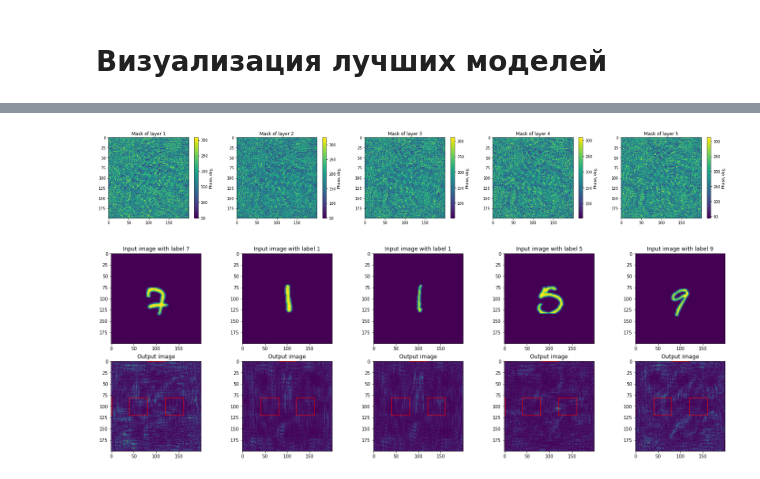
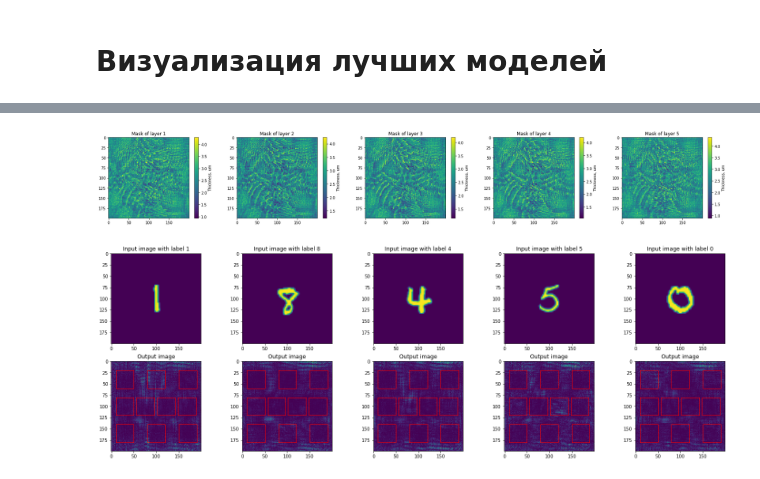
Before and after one commit to Kir7a/DNN, a Jupyter notebook: notebooks/Results visualization.ipynb, the cells around one changed output, grey strips where cells are left out. Cells and saved outputs as stored; diff of their text form; code cells hidden in the pictures.

```diff
--- a/notebooks/Results visualization.ipynb
+++ b/notebooks/Results visualization.ipynb
@@ -23,7 +23,9 @@ IMG_SIZE = 28 * 3
 N_pixels = 200
 PADDING = (N_pixels - IMG_SIZE) // 2
 
-transform = transforms.Compose([transforms.ToTensor(), transforms.Resize((IMG_SIZE,IMG_SIZE))])
+transform = transforms.Compose([transforms.ToTensor(),
+                                transforms.Resize((IMG_SIZE,IMG_SIZE)),
+                                transforms.Pad(PADDING)])
 train_dataset = torchvision.datasets.MNIST("./data", train=True, transform=transform, download=True)
 val_dataset = torchvision.datasets.MNIST("./data", train=False, transform=transform, download=True)
 train_dataloader = DataLoader(dataset=train_dataset, batch_size=BATCH_SIZE, shuffle=True)
@@ -224,3 +234,12 @@ def initialize_single_model(model_name):
                             dn = dn).to(device)
     model.load_state_dict(torch.load(model_name+'.pth', map_location = 'cpu'))
     return model, model_arg
+# %%
+det_size = 40
+edge_x = 10
+edge_y = 20
+labels_image_tensors, detector_pos = get_detector_imgs(det_size = det_size,
+                                                       edge_x = edge_x ,
+                                                       edge_y = edge_y,
+                                                       N_pixels = N_pixels)
+labels_image_tensors = labels_image_tensors.to(device)
@@ -227,13 +248,17 @@ def initialize_single_model(model_name):
 # %%
 folder = '/Users/kirillsafronov/Documents/Python/Lab/DNN/models/'
+img_folder = '/Users/kirillsafronov/Documents/Python/Lab/DNN/results/'
 name = 'Fourier_phase_0.9725_cross_entropy_1_layers'
-name = 'Fourier_phase_0.977_cross_entropy'
+name = 'Fourier_phase_0.9482_cross_entropy_MSE_5000X'
+#name = 'Fourier_phase_0.9773_cross_entropy_MSE_0.5'
 model, model_args = initialize_single_model(folder + name)
-# %%
-mask_visualization(model)
-# %% [output]
-[figure, removed]
+# %%
+mask_visualization(model, 532*10**(-9), 0.1)
+plt.savefig(img_folder + name + '_mask_thickness.png', dpi = 600, bbox_inches = 'tight')
+# %% [output]
+[figure, added]
 # %%
-visualize_n_samples(model, val_dataset, n = 5, padding = 58, detector_pos = detector_pos)
+visualize_n_samples(model, val_dataset, n = 5, padding = 0, detector_pos = detector_pos)
+plt.savefig(img_folder + name + '_example.png', dpi = 600, bbox_inches = 'tight')
 # %% [output]
-[figure, old version]
+[figure, new version]
```
Also changed, not shown: parts of 12 cells of this notebook, 1 other file.
